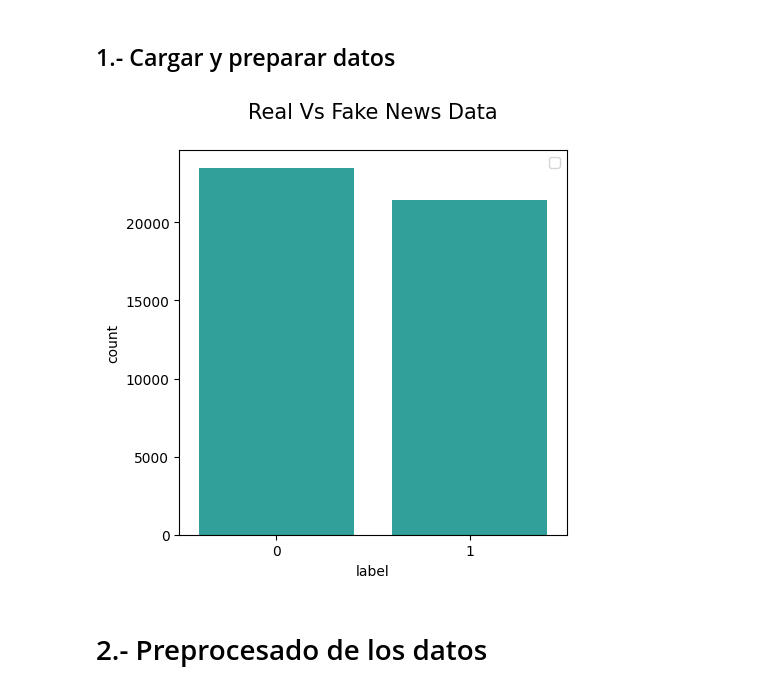
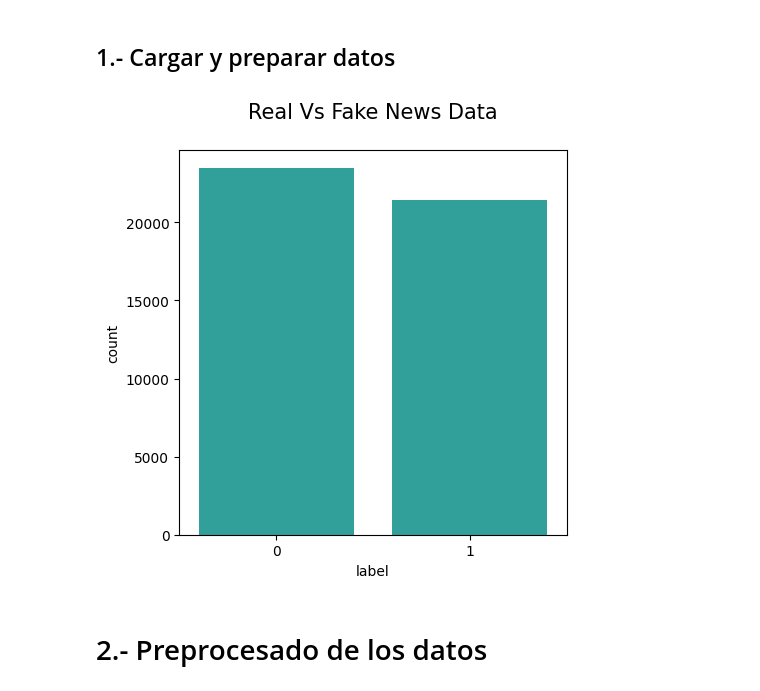
Before and after one commit to FelipeChibey/ILN-fakenews, a Jupyter notebook: proyecto_ILN.ipynb, the cells around one changed output. Saved outputs shown, nothing was run; the diff lists cells and outputs as text; code cells hidden in the pictures.

```diff
--- a/proyecto_ILN.ipynb
+++ b/proyecto_ILN.ipynb
@@ -27,25 +27,24 @@ FileSystemPathPointer('/Users/felipe/nltk_data/corpora/stopwords')
 # %%
 # --- 1. Load and Prepare Data ---
 df_true = pd.read_csv("News _dataset/True.csv")
 df_fake = pd.read_csv("News _dataset/Fake.csv")
 
 # labels: 0 Fake, 1 True
 df_fake['label'] = 0
 df_true['label'] = 1
 
 df_combined = pd.concat([df_fake, df_true], ignore_index=True)
 df_combined = df_combined.sample(frac=1, random_state=42).reset_index(drop=True)
 
 # Eliminar datos con title o text vacíos
 df_combined.dropna(subset=['title', 'text'], inplace=True)
 
 plt.figure(figsize=(5,5))
 sns.countplot(x="label", data=df_combined, color="lightseagreen")
 plt.title("Real Vs Fake News Data\n",fontsize=15)
-plt.legend(loc="best")
 plt.show()
 # %% [output]
-[figure, old version]
+[figure, new version]
 # %% [markdown]
 # 2.- Preprocesado de los datos
 # %%
```
